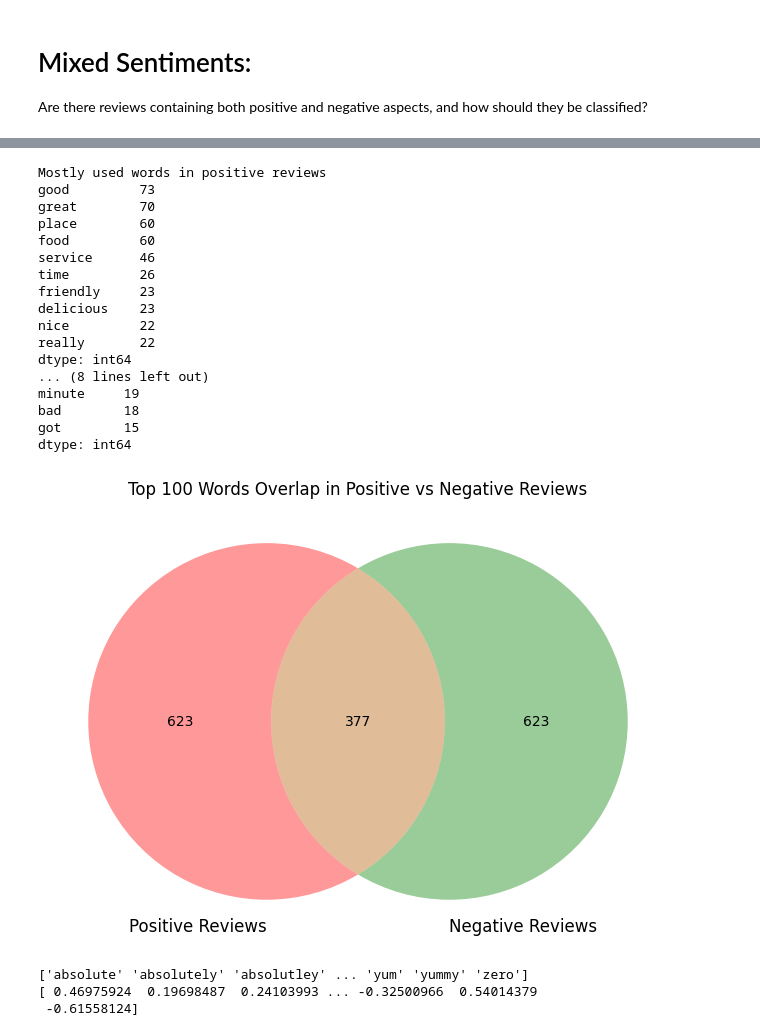
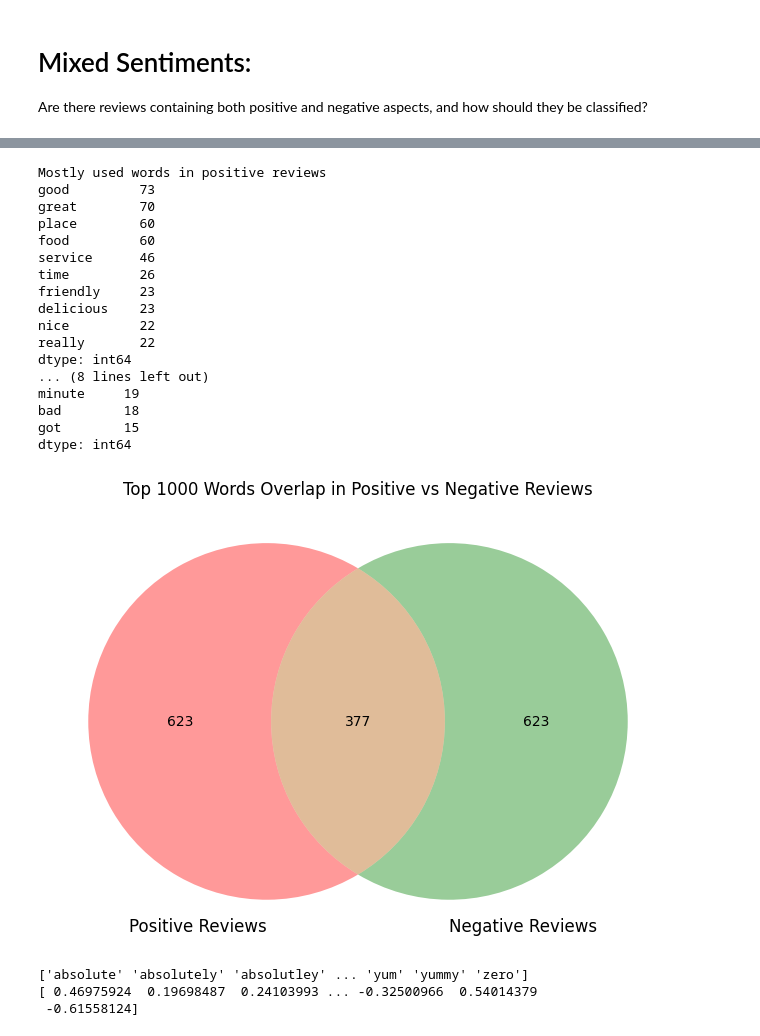
Before and after one commit to sultanmr/sentimental-analysis, a Jupyter notebook: EDA.ipynb, the cells around one changed output, grey strips where cells are left out. Saved outputs shown, nothing was run; the diff lists cells and outputs as text; code cells hidden in the pictures.

```diff
--- a/EDA.ipynb
+++ b/EDA.ipynb
@@ -412,35 +412,35 @@ print("Mostly used words in negative reviews")
 negative_words_df = df_cv.loc[df_cv['_Liked'] == 0].sum().drop('_Liked').sort_values(ascending=False)
 print(negative_words_df.head(10))
 
 # Extract top 10 words from each set
 positive_top_words = set(positive_words_df.head(1000).index)
 negative_top_words = set(negative_words_df.head(1000).index)
 
 # Create a Venn diagram
 plt.figure(figsize=(8,6))
 venn2([positive_top_words, negative_top_words],
       set_labels=('Positive Reviews', 'Negative Reviews'))
-plt.title('Top 100 Words Overlap in Positive vs Negative Reviews')
+plt.title('Top 1000 Words Overlap in Positive vs Negative Reviews')
 plt.show()
 # %% [output]
 Mostly used words in positive reviews
 good         73
 great        70
 place        60
 food         60
 service      46
 time         26
 friendly     23
 delicious    23
 nice         22
 really       22
 dtype: int64
 ... (8 lines left out)
 minute     19
 bad        18
 got        15
 dtype: int64
-[figure, old version]
+[figure, new version]
 # %%
 X_train_tfidf = tfidf_vectorizer.fit_transform(df['Review'])
 best_classifier.fit(X_train_tfidf, df['Liked'])
```
Also changed, not shown: parts of 2 cells of this notebook.
